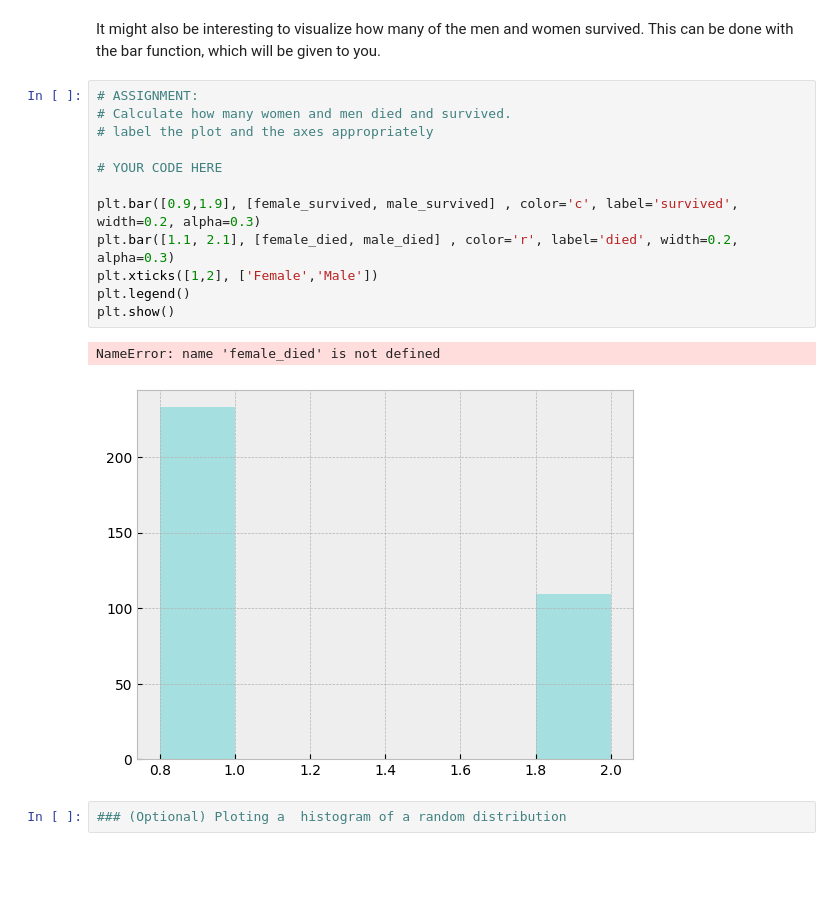
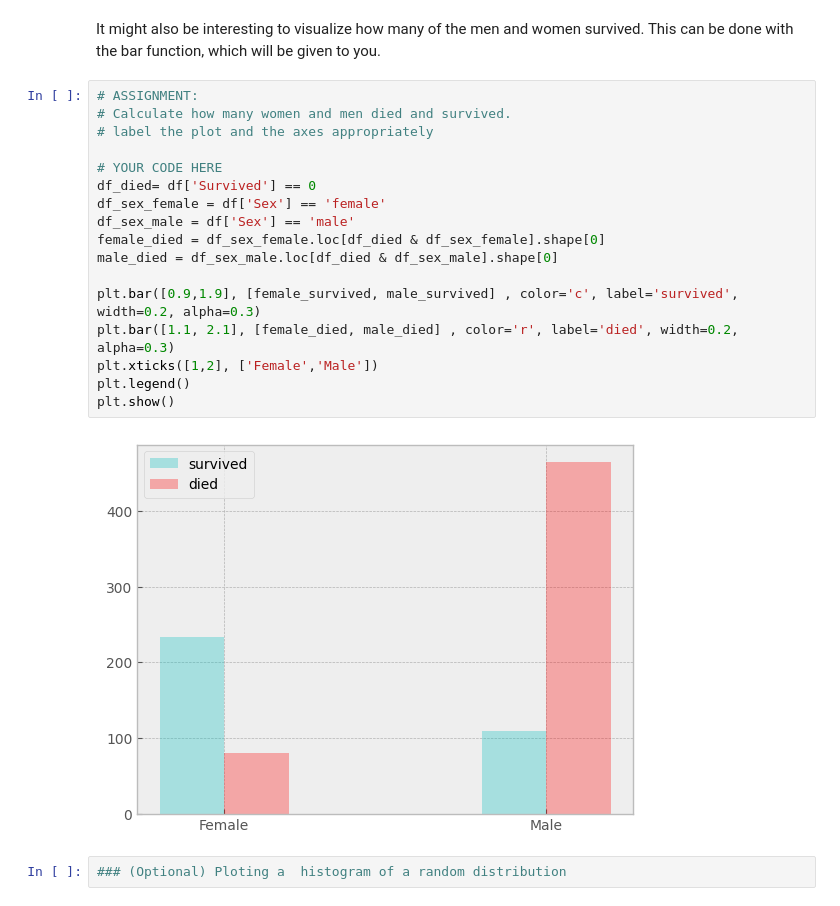
Before and after one commit to artyren/ml_assignments-, a Jupyter notebook: Assignments/Practical/PracticalNotebook2.ipynb, the cells around one changed output. Saved outputs shown, nothing was run; the diff lists cells and outputs as text; blank space fills up the shorter version.

```diff
--- a/Assignments/Practical/PracticalNotebook2.ipynb
+++ b/Assignments/Practical/PracticalNotebook2.ipynb
@@ -554,18 +581,22 @@ It might also be interesting to visualize how many of the men and women survived
 # %%
 # ASSIGNMENT:
 # Calculate how many women and men died and survived.
 # label the plot and the axes appropriately
 
 # YOUR CODE HERE
+df_died= df['Survived'] == 0
+df_sex_female = df['Sex'] == 'female'
+df_sex_male = df['Sex'] == 'male'
+female_died = df_sex_female.loc[df_died & df_sex_female].shape[0]
+male_died = df_sex_male.loc[df_died & df_sex_male].shape[0]
 
 plt.bar([0.9,1.9], [female_survived, male_survived] , color='c', label='survived', width=0.2, alpha=0.3)
 plt.bar([1.1, 2.1], [female_died, male_died] , color='r', label='died', width=0.2, alpha=0.3)
 plt.xticks([1,2], ['Female','Male'])
 plt.legend()
 plt.show()
 # %% [output]
-NameError: name 'female_died' is not defined
-[figure, old version]
+[figure, new version]
 # %%
 ### (Optional) Ploting a  histogram of a random distribution
 # %% [markdown]
```
Also changed, not shown: parts of 13 cells of this notebook.
